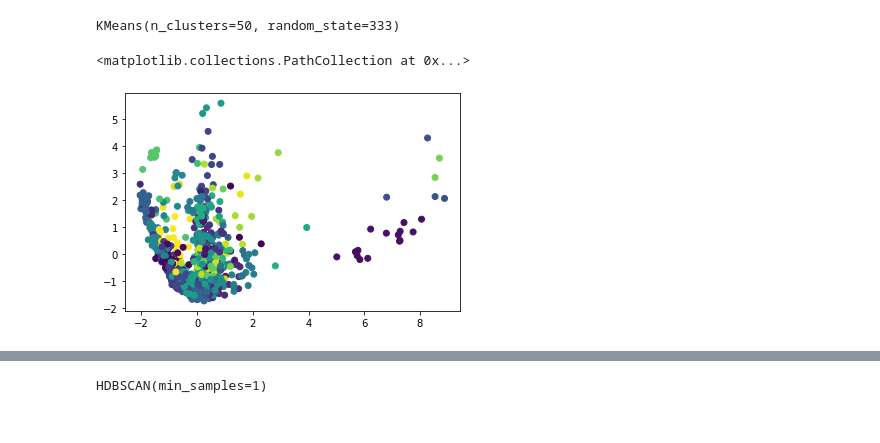
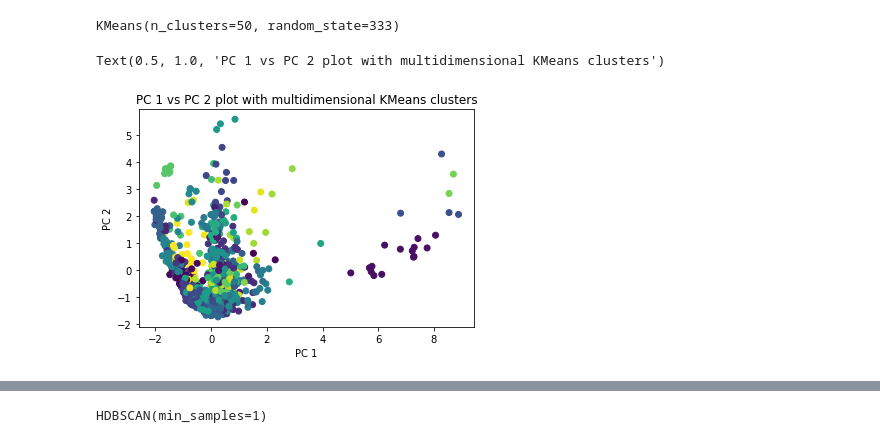
Before and after one commit to vc64/essayGrouping, a Jupyter notebook: essayGroupingSpacy.ipynb, the cells around one changed output, grey strips where cells are left out. Cells and saved outputs as stored; diff of their text form; code cells hidden in the pictures.

```diff
--- a/essayGroupingSpacy.ipynb
+++ b/essayGroupingSpacy.ipynb
@@ -318,10 +300,13 @@ KMeans(n_clusters=50, random_state=333)
 # %%
 kmeans.labels_.shape
 
 plt.scatter(pca_data[:,1], pca_data[:,2], c = kmeans.labels_)
+plt.xlabel("PC 1")
+plt.ylabel("PC 2")
+plt.title("PC 1 vs PC 2 plot with multidimensional KMeans clusters")
 # %% [output]
-<matplotlib.collections.PathCollection at 0x...>
+Text(0.5, 1.0, 'PC 1 vs PC 2 plot with multidimensional KMeans clusters')
-[figure, old version]
+[figure, new version]
 # %%
 n = 1
 
```
Also changed, not shown: parts of 12 cells of this notebook.
